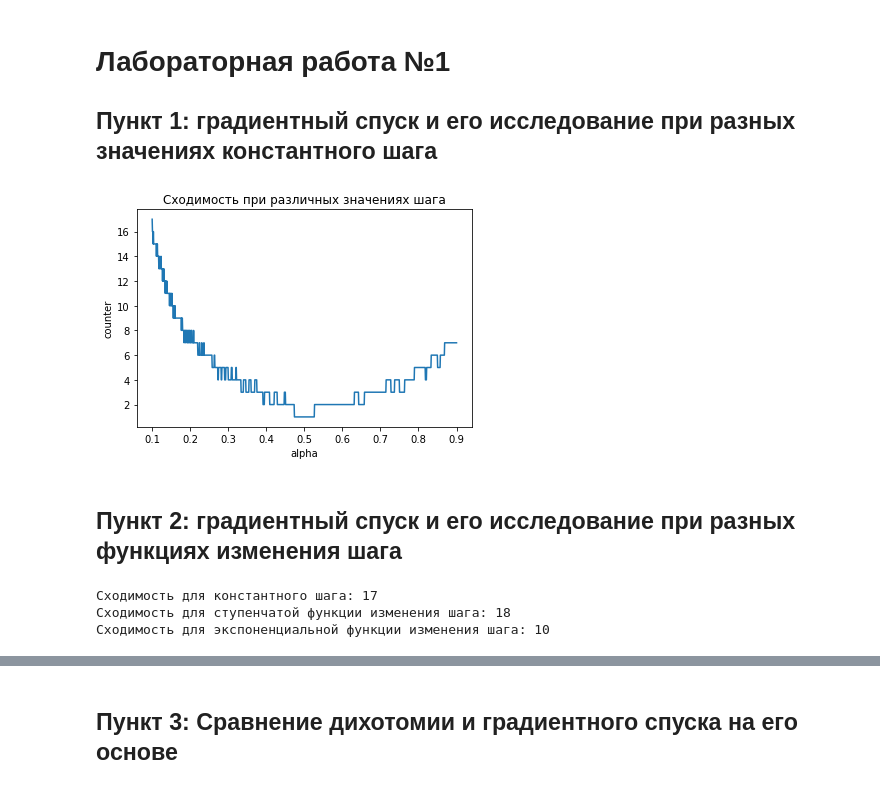
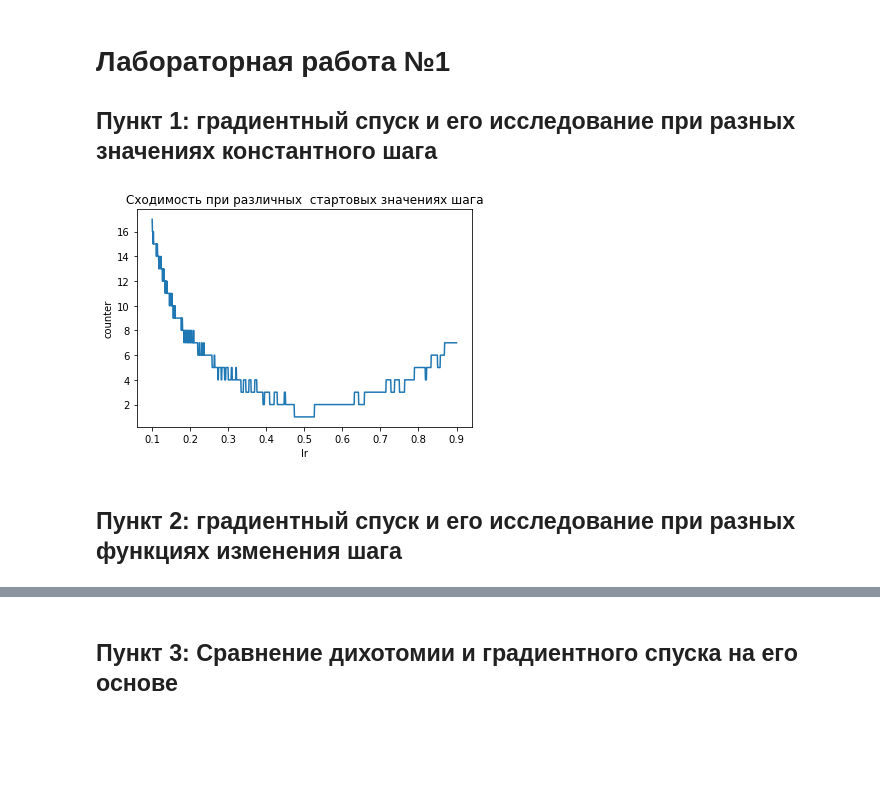
Before and after one commit to Volodka22/MetOpt, a Jupyter notebook: ans.ipynb, the cells around one changed output, grey strips where cells are left out. Drawn from its saved outputs; the diff is of its cells as text; code cells hidden in the pictures; blank space fills up the shorter version.

```diff
--- a/ans.ipynb
+++ b/ans.ipynb
@@ -10,9 +10,10 @@ from numpy import linalg as LA
 # helpers
 f_calls_counter = 0
 grad_calls_counter = 0
+cur_lr = 0
 
 # multidimension function in point [x_0, ..., x_n]
-def f(x) :
+def f(x):
     a = x[0]
     return a**2 + 5*a + 10
 
@@ -20,7 +21,7 @@ def f(x) :
 def function_rosenbrok(p):
     x = p[0]
     y = p[1]
-    return pow(1 - x, 2) + 100 * pow(y - pow(x, 2), 2)
+    return (1 - x)**2 + 100 * (y - x**2)**2
 
 
 # gradinent of function f in point x
@@ -39,64 +40,46 @@ def grad(x, f) :
     return derivative
 
 
 # compute argument for step in gradient descent
-# lr(point) - lamba, computing current learning rate
-def next_x(x, lr, f) :
-    return x - lr(x) * grad(x, f)
+# lr(cur_lr, epoch) - lamba, computing current learning rate
+def next_x(x, lr, f, epoch = 0) :
+    global cur_lr
+    cur_lr = lr(cur_lr, epoch)
+    return x - cur_lr * grad(x, f)
 
 # find arg of multidim function f min value by eps, lr() - lambda, x - starting point
 # "gradient descent with additional information"
-def get_min(f, eps, lr, x) :
+def get_min(f, eps, lr, x, start_lr = 0.1) :
+    global cur_lr
+    cur_lr = start_lr
     points = np.asarray([])
     counter = 0
-    next = next_x(x, lr, f)
+    next = next_x(x, lr, f, counter)
     while LA.norm(next - x) > eps:
         counter += 1
         points = np.append(points, x)
         x = next
-        next = next_x(x, lr, f)
+        next = next_x(x, lr, f, counter)
     return [x, counter, points]
 
 
 # Prepare the data
 x = np.linspace(0.1, 0.9, 1000)
 y = np.arange(np.size(x))
 for i in range(np.size(x)):
-    y[i] = get_min(f, 1e-6, (lambda a: x[i]), np.asarray([7.]))[1]
+    y[i] = get_min(f, 1e-6, (lambda lr, epoch: x[i]), np.asarray([7.]), x[i])[1]
 
 # Plot the data
 plt.plot(x, y, label='counter')
 
 # Add a legend
-plt.xlabel("alpha")
+plt.xlabel("lr")
 plt.ylabel("counter")
-plt.title("Сходимость при различных значениях шага")
+plt.title("Сходимость при различных  стартовых значениях шага")
 
 # Show the plot
 plt.show()
 # %% [output]
-[figure, old version]
+[figure, new version]
 # %% [markdown]
 ## Пункт 2: градиентный спуск и его исследование при разных функциях изменения шага
-# %%
-def lr_step_function(xs):
-    x = xs[0]
-    if(x<0) :
-        return 0
-    else :
-        return 1
-
-def lr_exponent_function(xs):
-    x = xs[0]
-    return pow(0.5, x)
-
-
-print("Сходимость для константного шага: " + str(get_min(f, 1e-6, (lambda a: 0.1), np.asarray([7.]))[1]))
-
-print("Сходимость для ступенчатой функции изменения шага: " + str(get_min(f, 1e-6, (lambda a: lr_step_function(x)), np.asarray([7.]))[1]))
-
-print("Сходимость для экспоненциальной функции изменения шага: " + str(get_min(f, 1e-6, (lambda a: lr_exponent_function(x)), np.asarray([7.]))[1]))
-# %% [output]
-Сходимость для константного шага: 17
-Сходимость для ступенчатой функции изменения шага: 18
-Сходимость для экспоненциальной функции изменения шага: 10
```
Also changed, not shown: parts of 7 cells of this notebook.
